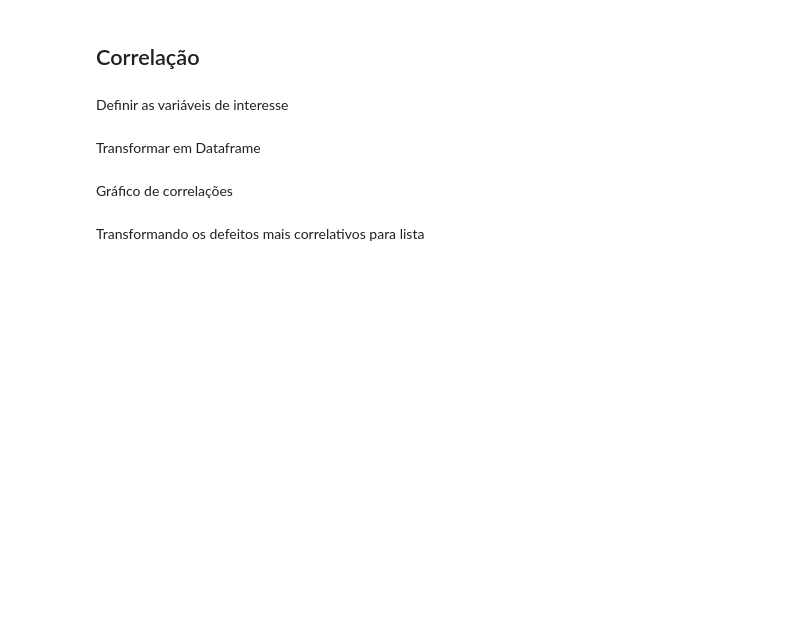
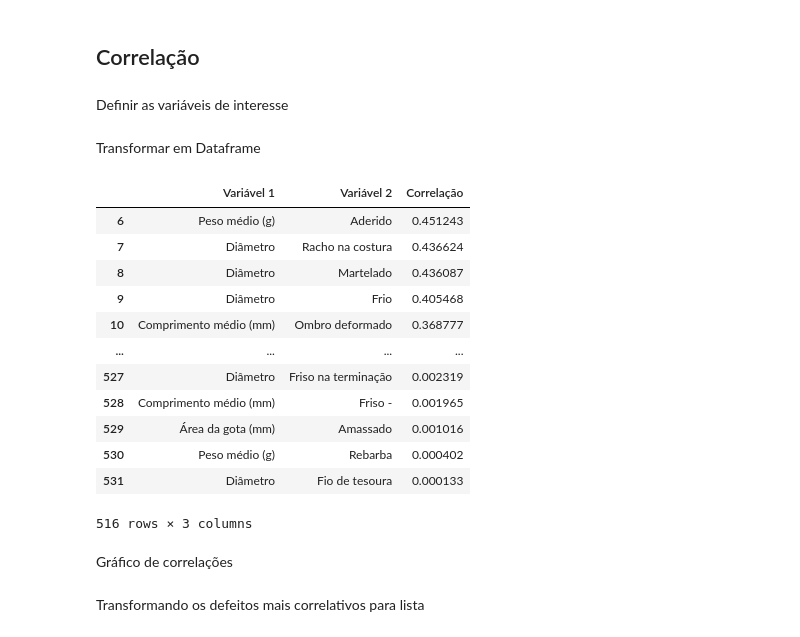
Before and after one commit to lucasz-g/Analise-Gotas, a Jupyter notebook: analises/analise_defeitos.ipynb, the cells around one changed output. Cells and saved outputs as stored; diff of their text form; code cells hidden in the pictures; blank space fills up the shorter version.

```diff
--- a/analises/analise_defeitos.ipynb
+++ b/analises/analise_defeitos.ipynb
@@ -858,6 +858,22 @@ top_correlacoes_df = top_correlacoes_df.loc[
     (top_correlacoes_df['Variável 2'] != 'Área da gota (mm)'),
     :
 ]
+# %%
+top_correlacoes_df.sort_values('Correlação', ascending=False)
+# %% [output]
+|  | Variável 1 | Variável 2 | Correlação |
+| 6 | Peso médio (g) | Aderido | 0.451243 |
+| 7 | Diâmetro | Racho na costura | 0.436624 |
+| 8 | Diâmetro | Martelado | 0.436087 |
+| 9 | Diâmetro | Frio | 0.405468 |
+| 10 | Comprimento médio (mm) | Ombro deformado | 0.368777 |
+| ... | ... | ... | ... |
+| 527 | Diâmetro | Friso na terminação | 0.002319 |
+| 528 | Comprimento médio (mm) | Friso - | 0.001965 |
+| 529 | Área da gota (mm) | Amassado | 0.001016 |
+| 530 | Peso médio (g) | Rebarba | 0.000402 |
+| 531 | Diâmetro | Fio de tesoura | 0.000133 |
+516 rows × 3 columns
 # %% [markdown]
 Gráfico de correlações
 # %%
```
Also changed, not shown: parts of 7 cells of this notebook, 12 other files.
